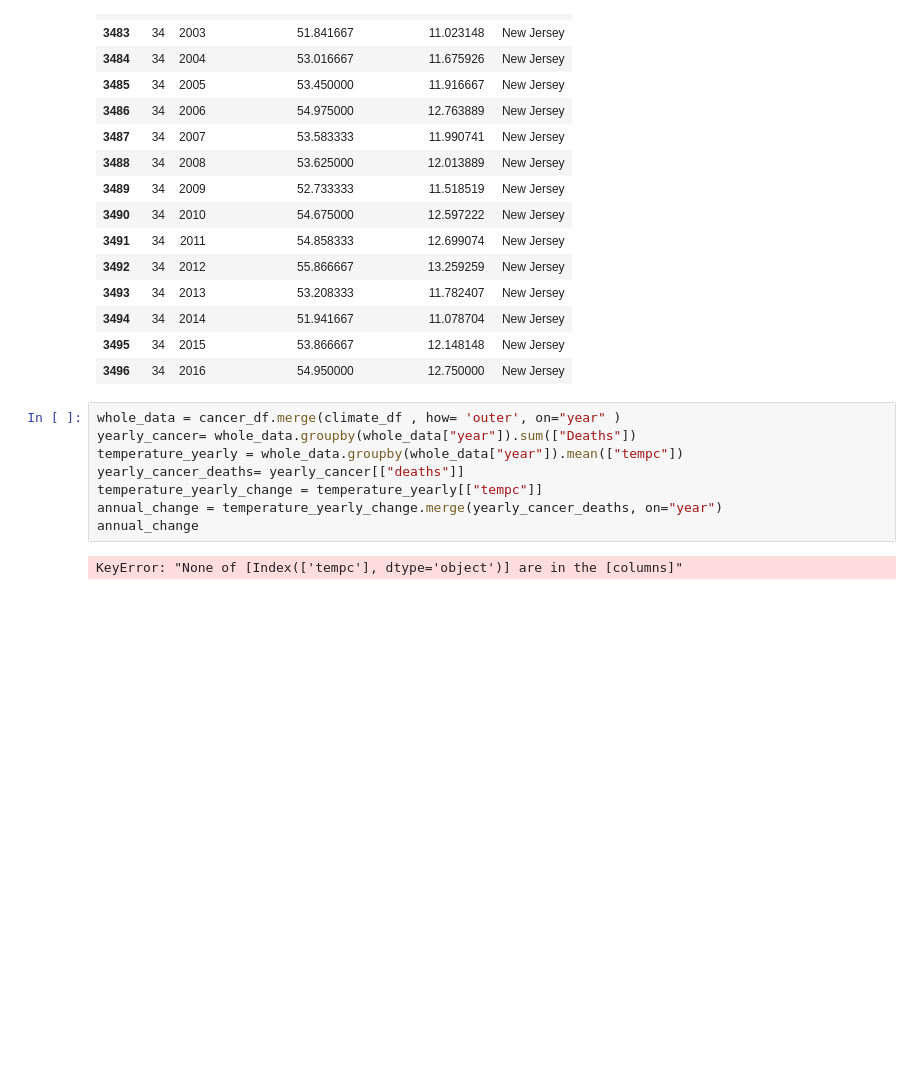
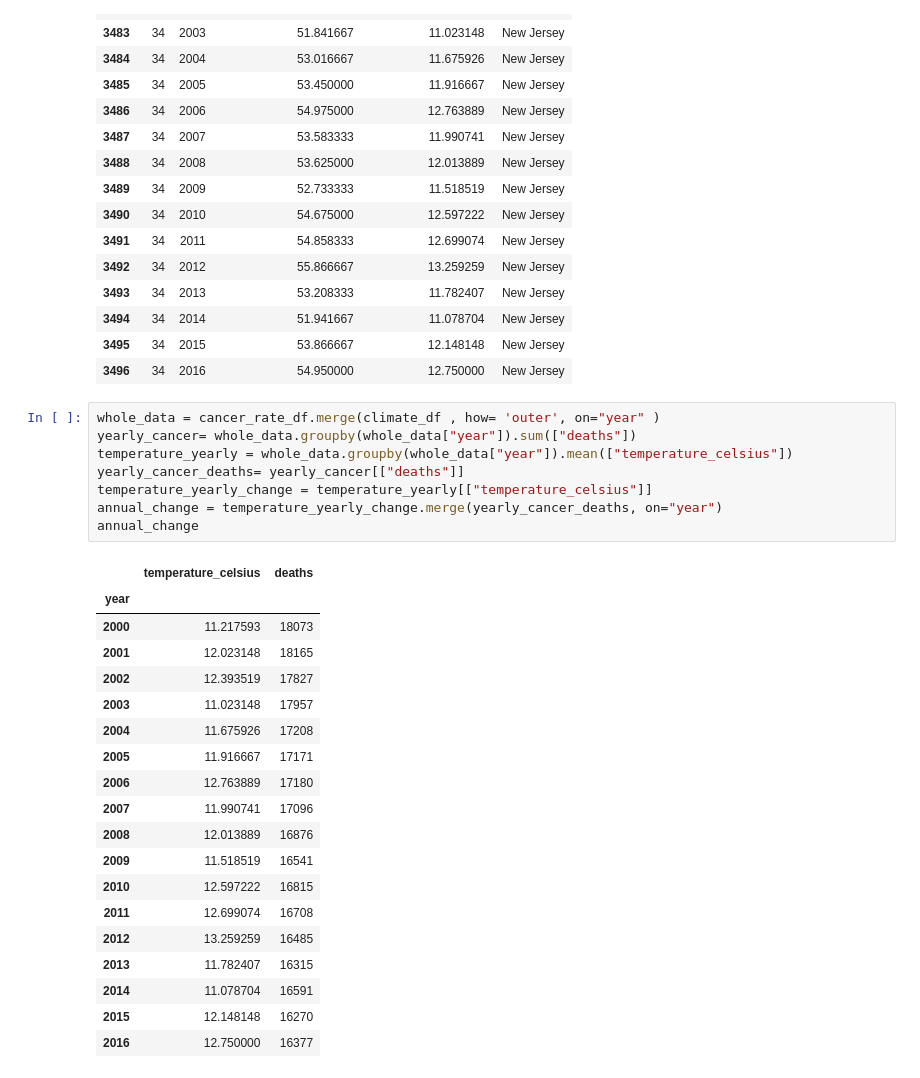
Before and after one commit to skesamsetty/Analysis-on-Mortality-Rate-with-Cause-a-as-Cancer-due-to-Climate-Changes, a Jupyter notebook: notebooks/data_analyzer.ipynb, the cells around one changed output. Cells and saved outputs as stored; diff of their text form; blank space fills up the shorter version.

```diff
--- a/notebooks/data_analyzer.ipynb
+++ b/notebooks/data_analyzer.ipynb
@@ -132,15 +131,33 @@ climate_df
 | 3495 | 34 | 2015 | 53.866667 | 12.148148 | New Jersey |
 | 3496 | 34 | 2016 | 54.950000 | 12.750000 | New Jersey |
 # %%
-whole_data = cancer_df.merge(climate_df , how= 'outer', on="year" )
-yearly_cancer= whole_data.groupby(whole_data["year"]).sum(["Deaths"])
-temperature_yearly = whole_data.groupby(whole_data["year"]).mean(["tempc"])
+whole_data = cancer_rate_df.merge(climate_df , how= 'outer', on="year" )
+yearly_cancer= whole_data.groupby(whole_data["year"]).sum(["deaths"])
+temperature_yearly = whole_data.groupby(whole_data["year"]).mean(["temperature_celsius"])
 yearly_cancer_deaths= yearly_cancer[["deaths"]]
-temperature_yearly_change = temperature_yearly[["tempc"]]
+temperature_yearly_change = temperature_yearly[["temperature_celsius"]]
 annual_change = temperature_yearly_change.merge(yearly_cancer_deaths, on="year")
 annual_change
 # %% [output]
-KeyError: "None of [Index(['tempc'], dtype='object')] are in the [columns]"
+|  | temperature_celsius | deaths |
+| year |  |  |
+| 2000 | 11.217593 | 18073 |
+| 2001 | 12.023148 | 18165 |
+| 2002 | 12.393519 | 17827 |
+| 2003 | 11.023148 | 17957 |
+| 2004 | 11.675926 | 17208 |
+| 2005 | 11.916667 | 17171 |
+| 2006 | 12.763889 | 17180 |
+| 2007 | 11.990741 | 17096 |
+| 2008 | 12.013889 | 16876 |
+| 2009 | 11.518519 | 16541 |
+| 2010 | 12.597222 | 16815 |
+| 2011 | 12.699074 | 16708 |
+| 2012 | 13.259259 | 16485 |
+| 2013 | 11.782407 | 16315 |
+| 2014 | 11.078704 | 16591 |
+| 2015 | 12.148148 | 16270 |
+| 2016 | 12.750000 | 16377 |
 # %%
 fig, ax = plt.subplots()
 fig.subplots_adjust(right=0.75)
```
Also changed, not shown: parts of 8 cells of this notebook, 1 other file.
